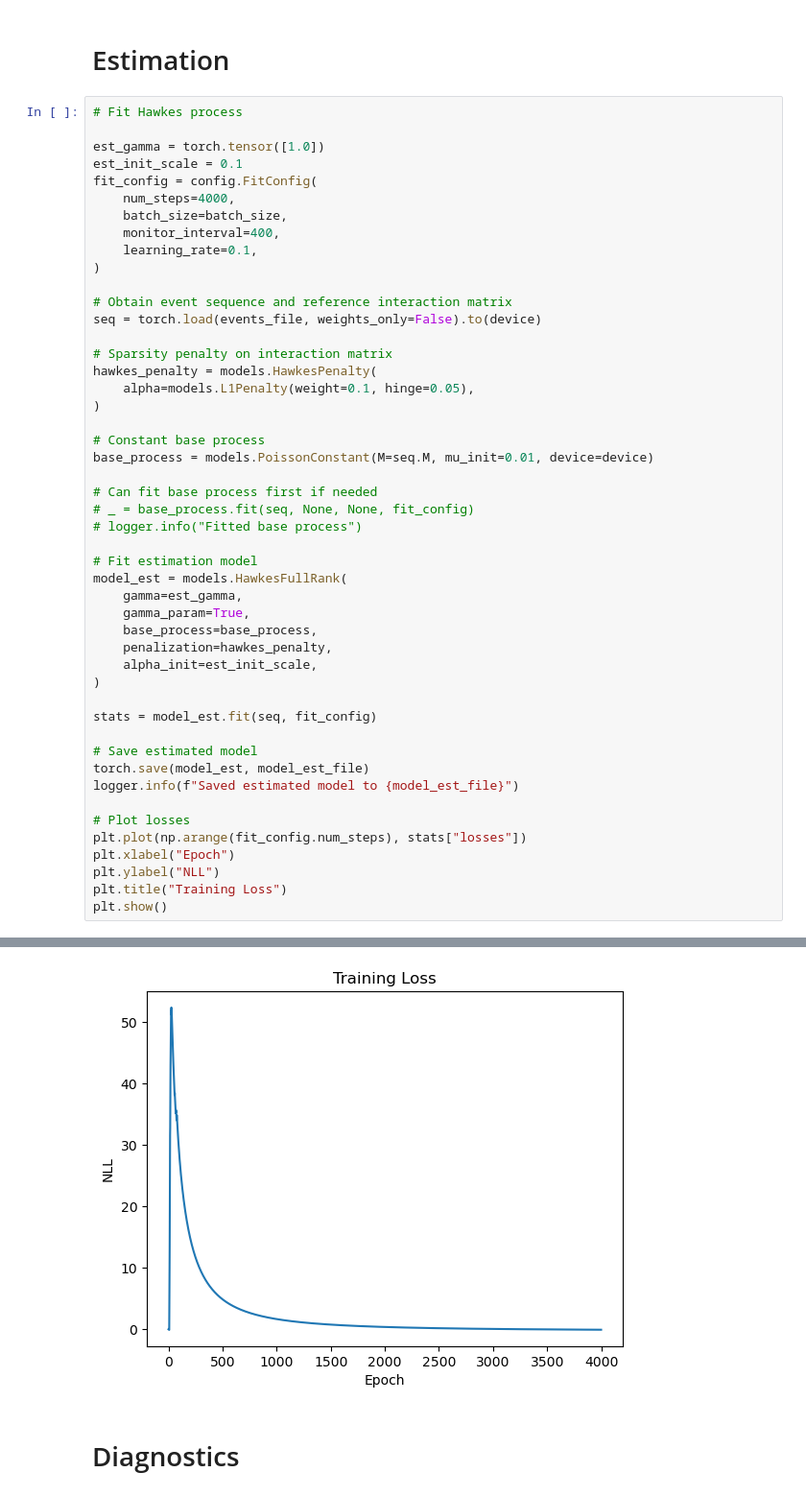
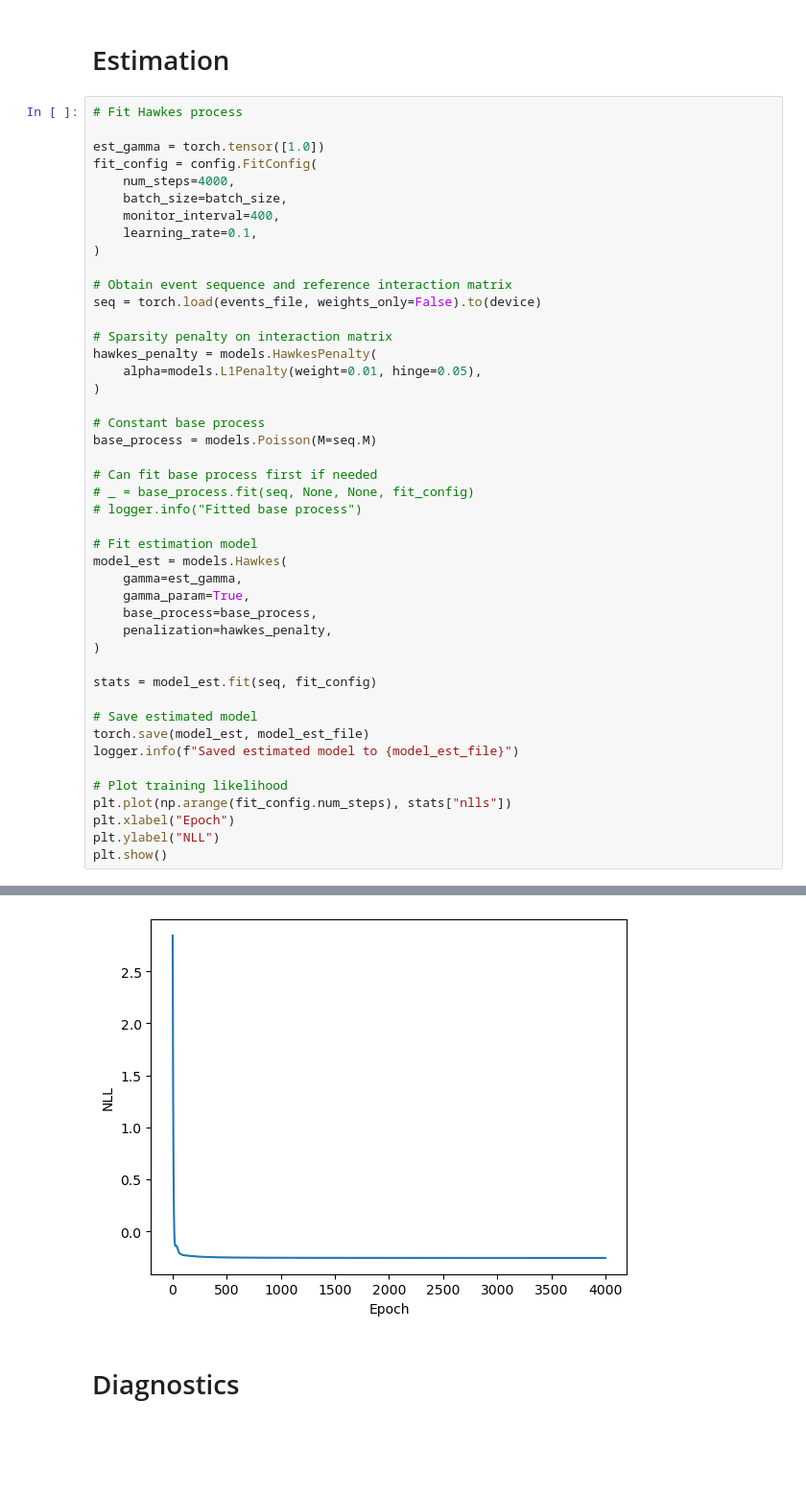
Before and after one commit to ahmrr/HawkesTorch, a Jupyter notebook: examples/full_example.ipynb, the cells around one changed output, grey strips where cells are left out. Shown at 96% size. Saved outputs shown, nothing was run; the diff lists cells and outputs as text; blank space fills up the shorter version.

Commit message:
finalized poisson models

```diff
--- a/examples/full_example.ipynb
+++ b/examples/full_example.ipynb
@@ -87,7 +88,6 @@ logger.info(
 # Fit Hawkes process
 
 est_gamma = torch.tensor([1.0])
-est_init_scale = 0.1
 fit_config = config.FitConfig(
     num_steps=4000,
     batch_size=batch_size,
@@ -100,23 +100,22 @@ seq = torch.load(events_file, weights_only=False).to(device)
 
 # Sparsity penalty on interaction matrix
 hawkes_penalty = models.HawkesPenalty(
-    alpha=models.L1Penalty(weight=0.1, hinge=0.05),
+    alpha=models.L1Penalty(weight=0.01, hinge=0.05),
 )
 
 # Constant base process
-base_process = models.PoissonConstant(M=seq.M, mu_init=0.01, device=device)
+base_process = models.Poisson(M=seq.M)
 
 # Can fit base process first if needed
 # _ = base_process.fit(seq, None, None, fit_config)
 # logger.info("Fitted base process")
 
 # Fit estimation model
-model_est = models.HawkesFullRank(
+model_est = models.Hawkes(
     gamma=est_gamma,
     gamma_param=True,
     base_process=base_process,
     penalization=hawkes_penalty,
-    alpha_init=est_init_scale,
 )
 
 stats = model_est.fit(seq, fit_config)
@@ -125,10 +124,9 @@ stats = model_est.fit(seq, fit_config)
 torch.save(model_est, model_est_file)
 logger.info(f"Saved estimated model to {model_est_file}")
 
-# Plot losses
-plt.plot(np.arange(fit_config.num_steps), stats["losses"])
+# Plot training likelihood
+plt.plot(np.arange(fit_config.num_steps), stats["nlls"])
 plt.xlabel("Epoch")
 plt.ylabel("NLL")
-plt.title("Training Loss")
 plt.show()
 # %% [output]
@@ -153,4 +151,4 @@ plt.show()
-[figure, old version]
+[figure, new version]
 # %% [markdown]
 # Diagnostics
 # %%
```
Also changed, not shown: parts of 7 cells of this notebook, 26 other files.
